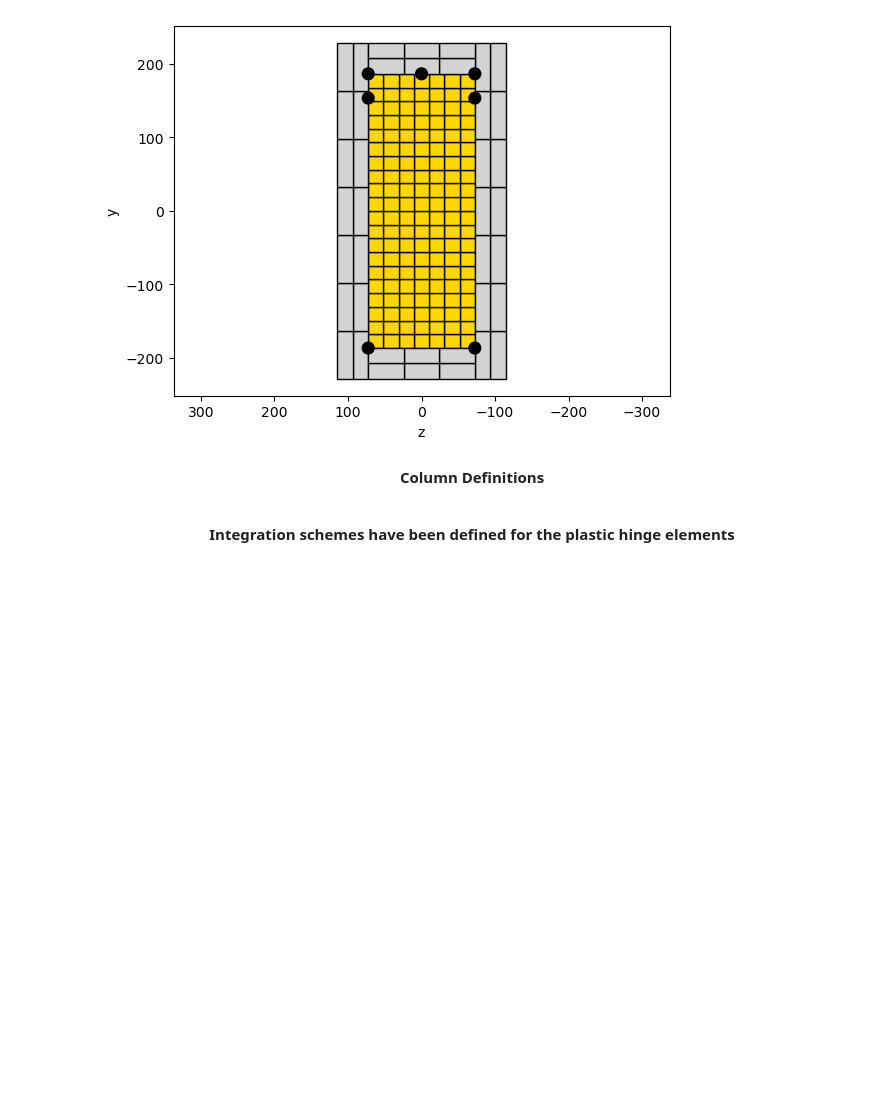
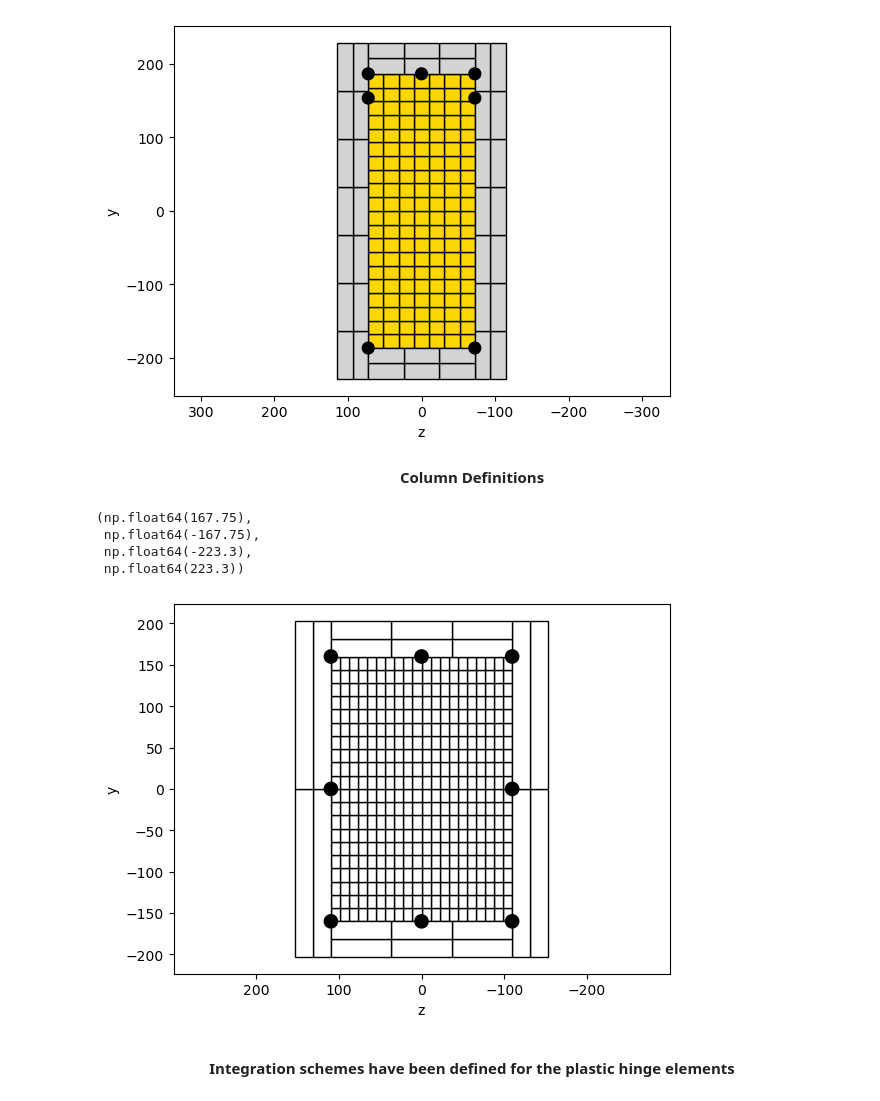
Before and after one commit to Suman-Regmi/BeamColumnWorks, a Jupyter notebook: bc_model_beams_columns_elastified.ipynb, the cells around one changed output. Cells and saved outputs as stored; diff of their text form; code cells hidden in the pictures; blank space fills up the shorter version.

```diff
--- a/bc_model_beams_columns_elastified.ipynb
+++ b/bc_model_beams_columns_elastified.ipynb
@@ -284,36 +284,42 @@ opsvis.fib_sec_list_to_cmds(columnSectionAtPlasticHinges)
 
 #column section at places other than plastic hinges
 nFibCover,nFibCover2, nFibCore = 4,2, 8 #at sections other than plastic hinges
 columnSection = [['section', 'Fiber', secTagColumn, '-GJ', 1.0e6],
              ['patch', 'rect', 5, nFibCore, nFibCore, c-y1col, c-z1col, y1col-c, z1col-c],
              ['patch', 'rect', 5, nFibCover, nFibZCoverLeftRight, -y1col, -z1col, y1col, c-z1col],
              ['patch', 'rect', 5, nFibCover, nFibZCoverLeftRight, -y1col, z1col-c, y1col, z1col],
              ['patch', 'rect', 5, nFibCover2, nFibZCoverTopBottom, -y1col, c-z1col, c-y1col, z1col-c],
              ['patch', 'rect', 5, nFibCover2, nFibZCoverTopBottom, y1col-c, c-z1col, y1col, z1col-c],
              ['layer', 'straight', 7, 3, As9, y1col-c, z1col-c, y1col-c, c-z1col],
              ['layer', 'straight', 7, 2, As9, 0, z1col-c, 0, c-z1col],
              ['layer', 'straight', 7, 3, As9, c-y1col, z1col-c, c-y1col, c-z1col]]
 
 
 opsvis.fib_sec_list_to_cmds(columnSection)
 
 
-# matcolor = ['r', 'lightgrey', 'gold', 'w', 'w', 'w']
-# opsvis.plot_fiber_section(columnSectionAtPlasticHinges, matcolor=matcolor)
-# plt.axis('equal')
+matcolor = ['r', 'lightgrey', 'gold', 'w', 'w', 'w']
+opsvis.plot_fiber_section(columnSectionAtPlasticHinges, matcolor=matcolor)
+plt.axis('equal')
 
 # matcolor = ['r', 'lightgrey', 'gold', 'w', 'w', 'w']
 # opsvis.plot_fiber_section(columnSection, matcolor=matcolor)
 # plt.axis('equal')
 
 # matcolor = ['r', 'lightgrey', 'gold', 'w', 'lightgrey', 'gold','w']
 # opsvis.plot_fiber_section(columnSection, matcolor=matcolor)
 # plt.axis('equal')
 
 # # element('elasticBeamColumn', eleTag, *eleNodes, secTag, transfTag, <'-mass', mass>, <'-cMass'>, <'-release', releaseCode>)
 # # ops.element("elasticBeamColumn",1,1,2,secTagColumn,transfTag)
 # # ops.element("elasticBeamColumn",2,2,3,secTagColumn,transfTag)
 # # ops.element("elasticBeamColumn",3,2,4,secTagBeam,transfTag)
+# %% [output]
+(np.float64(167.75),
+ np.float64(-167.75),
+ np.float64(-223.3),
+ np.float64(223.3))
+[figure, added]
 # %% [markdown]
 <b><center> Integration schemes have been defined for the plastic hinge elements </center></b>
 # %%
```
Also changed, not shown: parts of 13 cells of this notebook.
